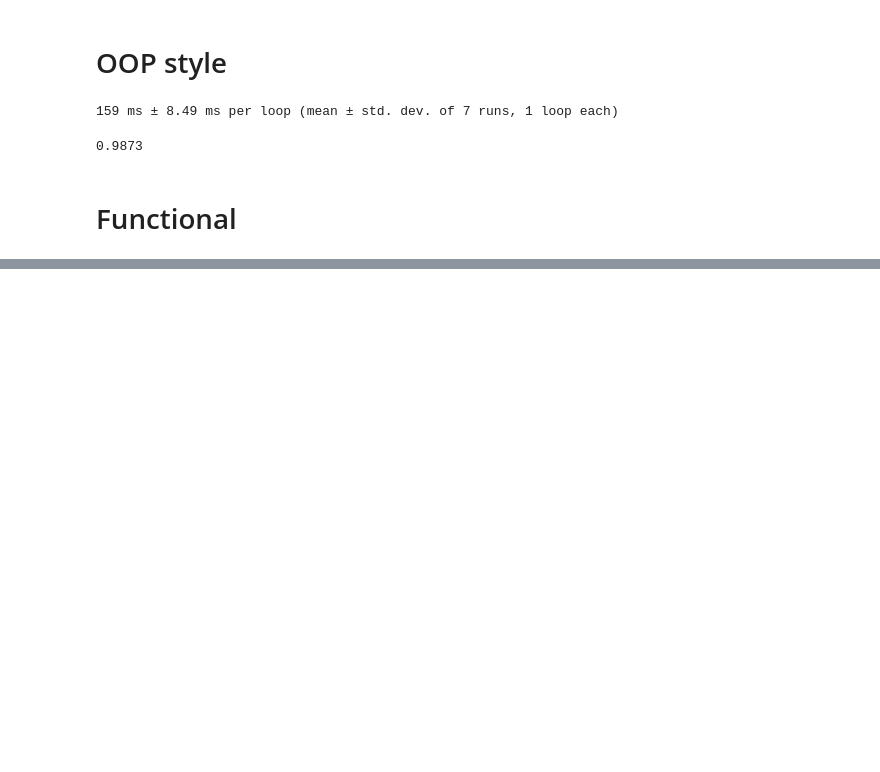
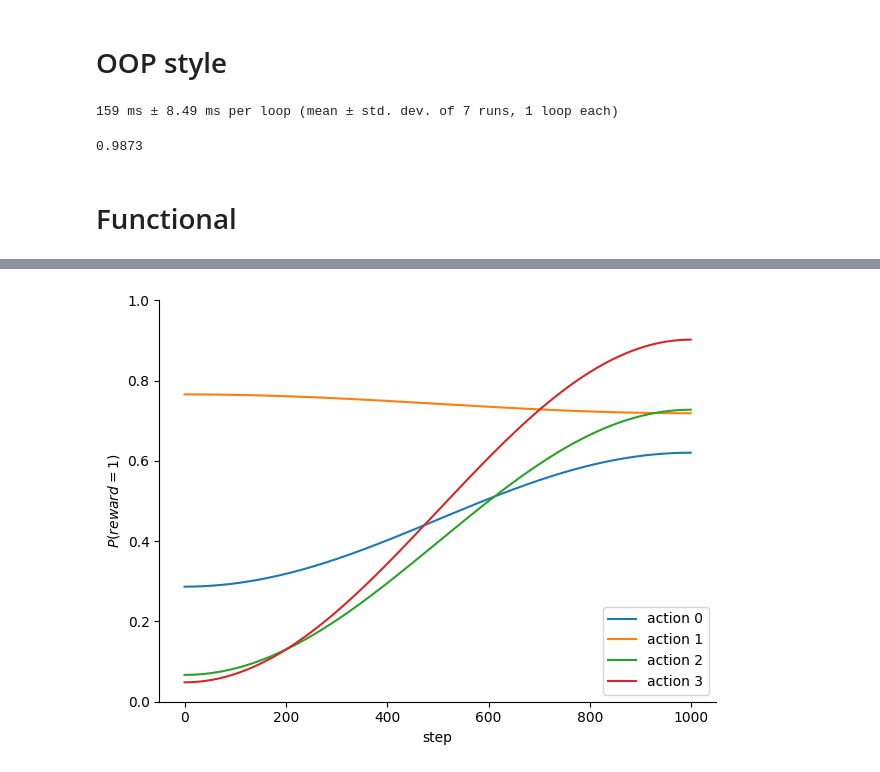
Before and after one commit to clabrugere/jax-bandits, a Jupyter notebook: dev/jax.ipynb, the cells around one changed output, grey strips where cells are left out. Drawn from its saved outputs; the diff is of its cells as text; code cells hidden in the pictures; blank space fills up the shorter version.

```diff
--- a/dev/jax.ipynb
+++ b/dev/jax.ipynb
@@ -222,3 +222,0 @@ plt.tight_layout()
-# %%
-key = jax.random.key(1234)
-key, subkey = jax.random.split(key)
@@ -224,0 +225,58 @@ key, subkey = jax.random.split(key)
+# %%
+def plot_reward_probs(p):
+    _, ax = plt.subplots()
+    for a in range(p.shape[1]):
+        ax.plot(p[:, a], label=f"action {a}")
+
+    ax.set_ylim(0.0, 1.0)
+    ax.set_xlabel("step")
+    ax.set_ylabel("$P(reward = 1)$")
+    ax.spines[["right", "top"]].set_visible(False)
+
+    plt.legend()
+    plt.tight_layout()
+# %%
+from functools import partial
+
+
+@jit
+def linear_interpolation(x0, xn, t):
+    return (1 - t) * x0 + t * xn
+
+
+@jit
+def cosine_interpolation(x0, xn, t):
+    cos_t = (1 - jnp.cos(t * jnp.pi)) / 2.0
+    return (1 - cos_t) * x0 + cos_t * xn
+
+
+@jit
+def exponential_interpolation(x0, xn, t, base=2.0):
+    t_exp = jnp.pow(t, base)
+    return (1 - t_exp) * x0 + t_exp * xn
+
+
+@partial(jit, static_argnames=("num_steps", "num_actions", "interpolation_fn"))
+def biregime_rewards(key, num_steps, num_actions, interpolation_fn):
+    key_p_init, key_p_final, key_r = jax.random.split(key, 3)
+
+    p_init = jax.random.uniform(key_p_init, (num_actions,))
+    p_final = jax.random.uniform(key_p_final, (num_actions,))
+
+    t = jnp.expand_dims(jnp.linspace(0.0, 1.0, num_steps), -1)
+    p = interpolation_fn(p_init, p_final, t)
+
+    rewards = jax.random.bernoulli(key_r, p, (num_steps, num_actions)).astype(jnp.float32)
+
+    return rewards, p
+
+
+key = jax.random.key(123)
+num_steps = 1_000
+num_actions = 4
+
+rewards_lin, p = biregime_rewards(key, num_steps, num_actions, cosine_interpolation)
+
+plot_reward_probs(p)
+# %% [output]
+[figure, added]
```
Also changed, not shown: parts of 7 cells of this notebook, 2 other files.
